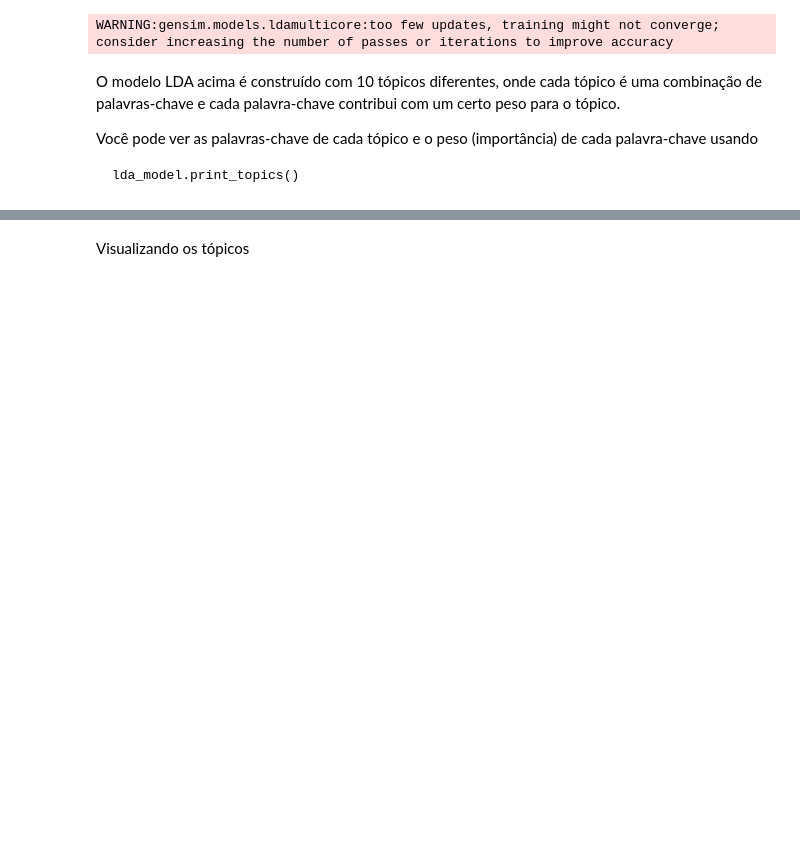
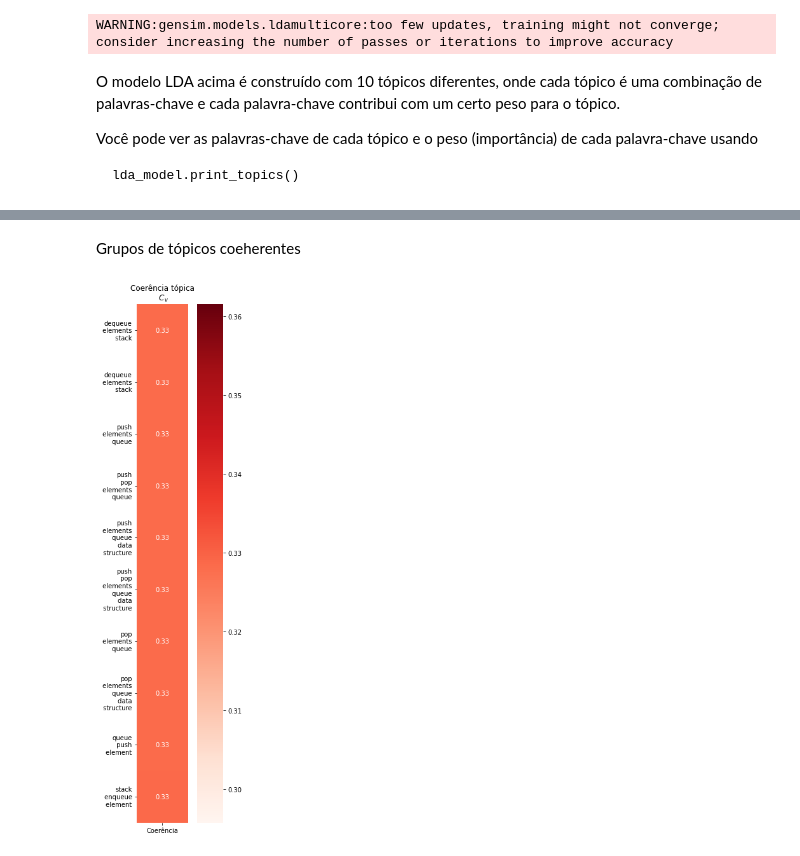
Before and after one commit to osmarbraz/exemplos_gensim, a Jupyter notebook: Exemplo_LDA_Gensim_en.ipynb, the cells around one changed output, grey strips where cells are left out. Saved outputs shown, nothing was run; the diff lists cells and outputs as text; code cells hidden in the pictures; blank space fills up the shorter version.

```diff
--- a/Exemplo_LDA_Gensim_en.ipynb
+++ b/Exemplo_LDA_Gensim_en.ipynb
@@ -878,2 +909,24 @@ Pontuação coerência:  0.3286348100420328
-# %% [markdown]
-Visualizando os tópicos
+# %% [markdown]
+Grupos de tópicos coeherentes
+# %%
+coherence_per_topic = coherence_model_lda.get_coherence_per_topic()
+# %%
+import pandas as pd
+import matplotlib.pyplot as plt
+import seaborn as sns
+
+topics_str = [ '\n '.join(t) for t in dados_palavra_corpus ]
+data_topic_score = pd.DataFrame( data=zip(topics_str, coherence_per_topic), columns=['Tópico', 'Coerência'] )
+data_topic_score = data_topic_score.set_index('Tópico')
+
+fig, ax = plt.subplots( figsize=(5,15) )
+ax.set_title("Coerência tópica\n $C_v$")
+sns.heatmap(data=data_topic_score, annot=True, square=True,
+            cmap='Reds', fmt='.2f',
+            linecolor='black', ax=ax )
+plt.yticks( rotation=0 )
+ax.set_xlabel('')
+ax.set_ylabel('')
+fig.show()
+# %% [output]
+[figure, added]
```
Also changed, not shown: parts of 30 cells of this notebook.
